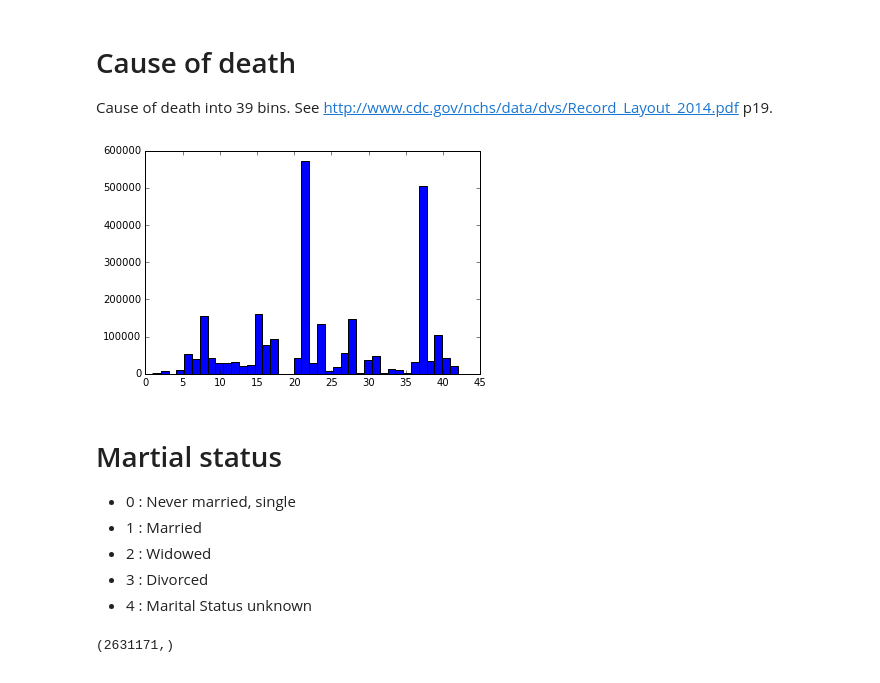
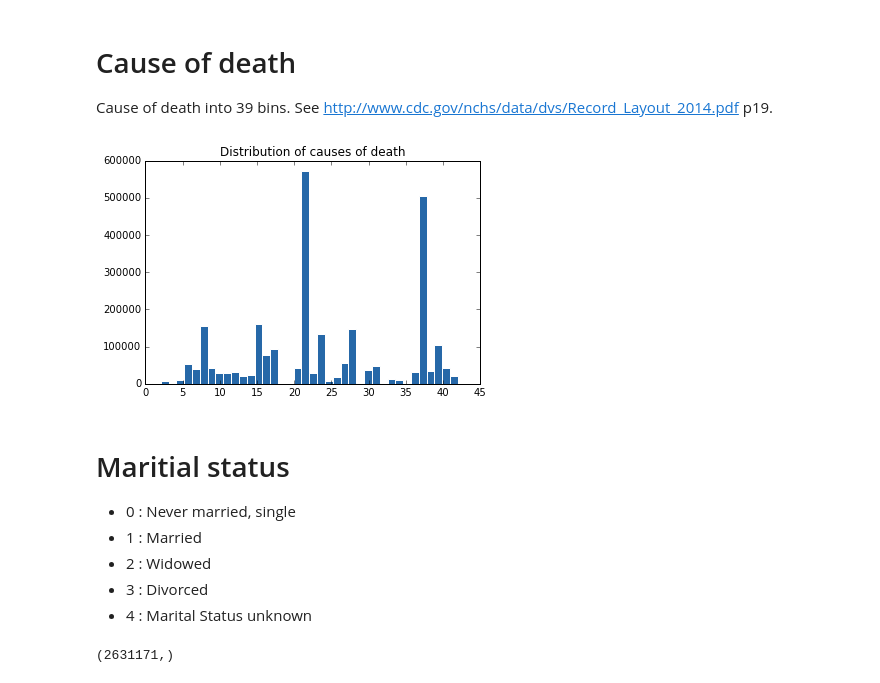
Before and after one commit to eugeniashurko/how-you-gonna-die, a Jupyter notebook: Data_preprocessing.ipynb, the cells around one changed output. Drawn from its saved outputs; the diff is of its cells as text; code cells hidden in the pictures.

```diff
--- a/Data_preprocessing.ipynb
+++ b/Data_preprocessing.ipynb
@@ -238,12 +264,18 @@ plt.show()
 Cause of death into 39 bins.
 See http://www.cdc.gov/nchs/data/dvs/Record_Layout_2014.pdf p19.
 # %%
-plt.hist(pd_data["CauseRecode39"].as_matrix(), bins = 39)
+plt.hist(pd_data["CauseRecode39"].as_matrix(), bins = 39, color="#2668A8", edgecolor="white")
+plt.title("Distribution of causes of death")
+
+pp = PdfPages('cause_hist.pdf')
+plt.savefig(pp, format='pdf')
+pp.close()
+
 plt.show()
 # %% [output]
-[figure, old version]
+[figure, new version]
 # %% [markdown]
-# Martial status
+# Maritial status
 * 0 : Never married, single
 * 1 : Married
 * 2 : Widowed
```
Also changed, not shown: parts of 28 cells of this notebook, 13 other files.
